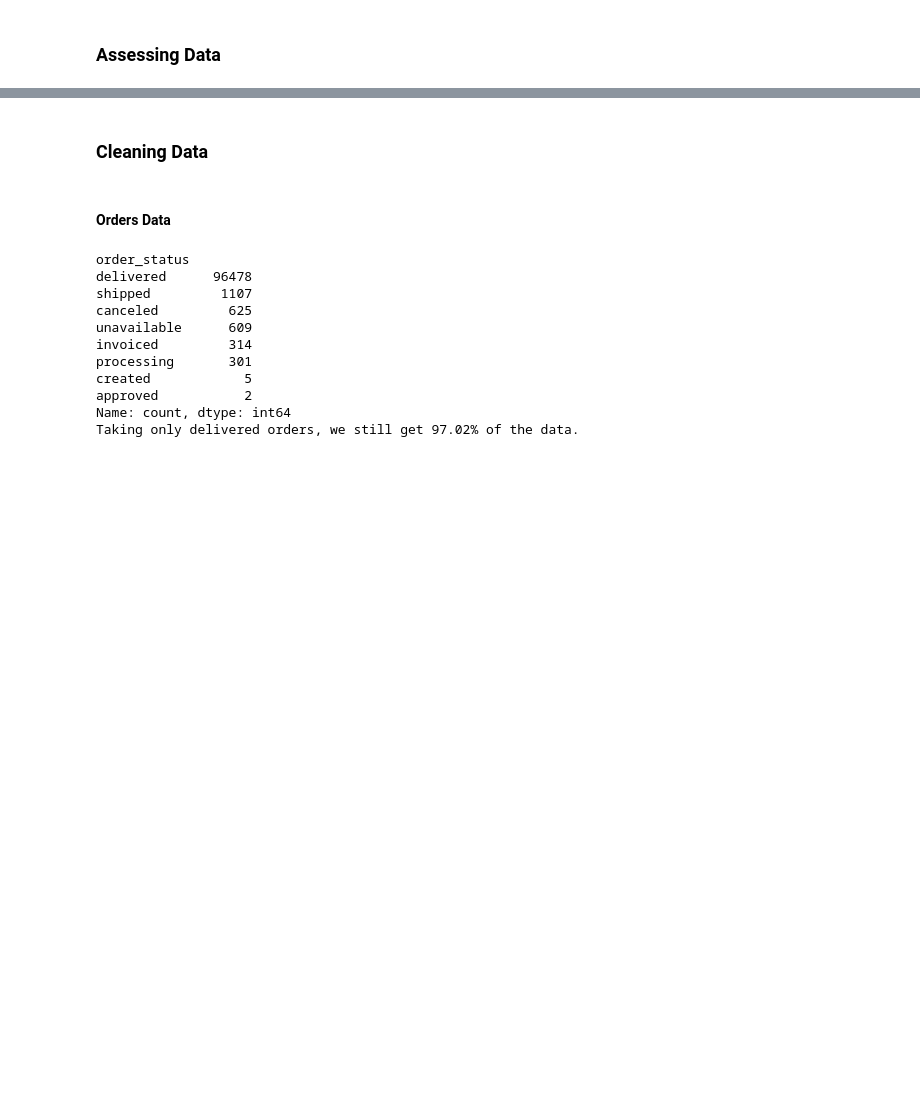
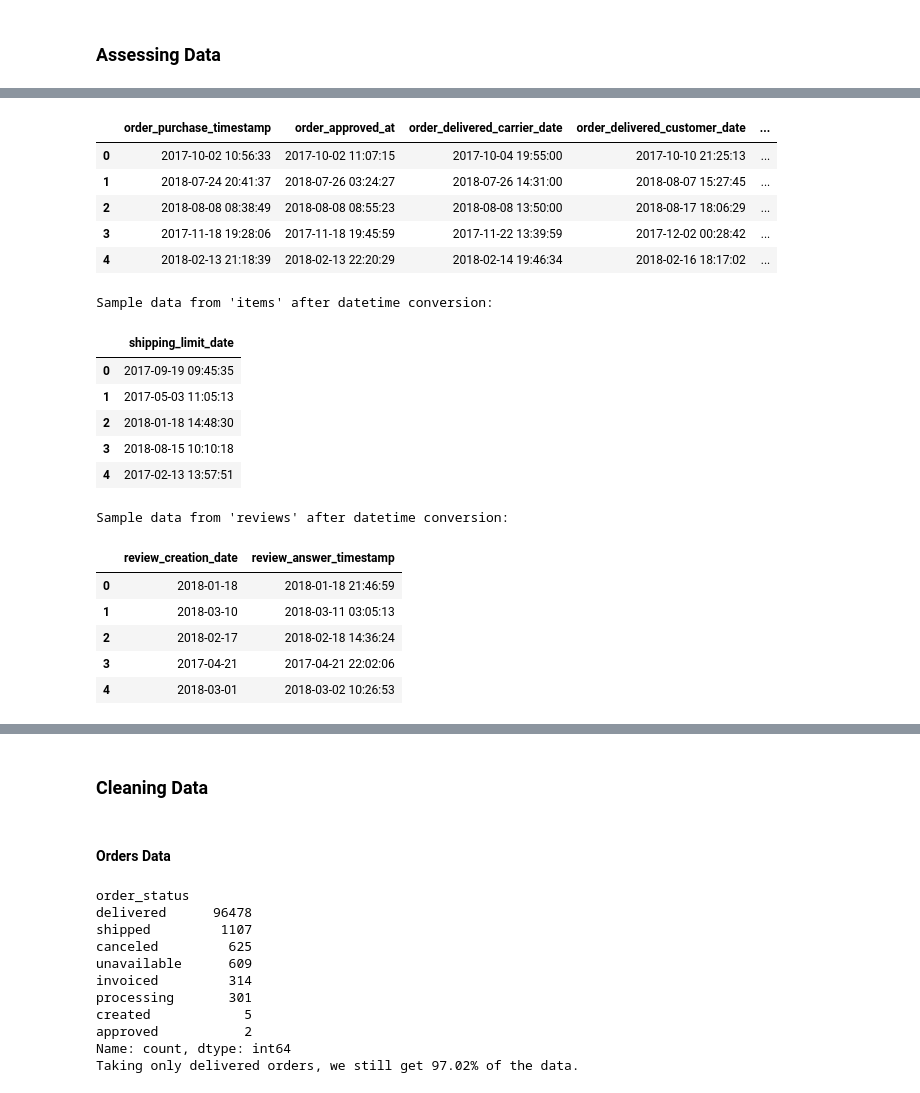
Before and after one commit to Indradi-R/project-data-analyst-dicoding, a Jupyter notebook: Data_Analysis_Project.ipynb, the cells around one changed output, grey strips where cells are left out. Drawn from its saved outputs; the diff is of its cells as text; code cells hidden in the pictures; blank space fills up the shorter version.

```diff
--- a/Data_Analysis_Project.ipynb
+++ b/Data_Analysis_Project.ipynb
@@ -115,7 +185,7 @@ for col in order_datetime_columns:
 
 # Print the first few rows to check the conversion results in 'orders'
 print("Sample data from 'orders' after datetime conversion:")
-print(dataframes['orders'][order_datetime_columns].head())
+display(dataframes['orders'][order_datetime_columns].head())
 
 # Convert datetime columns in the 'items' data
 item_datetime_columns = ["shipping_limit_date"]
@@ -125,7 +195,7 @@ for col in item_datetime_columns:
 
 # Print the first few rows to check the conversion results in 'items'
 print("\nSample data from 'items' after datetime conversion:")
-print(dataframes['items'][item_datetime_columns].head())
+display(dataframes['items'][item_datetime_columns].head())
 
 # Convert datetime columns in the 'reviews' data
 review_datetime_columns = ["review_creation_date", "review_answer_timestamp"]
@@ -135,6 +205,6 @@ for col in review_datetime_columns:
 
 # Print the first few rows to check the conversion results in 'reviews'
 print("\nSample data from 'reviews' after datetime conversion:")
-print(dataframes['reviews'][review_datetime_columns].head())
+display(dataframes['reviews'][review_datetime_columns].head())
 # %% [output]
 Sample data from 'orders' after datetime conversion:
@@ -157,3 +211,23 @@ Sample data from 'orders' after datetime conversion:
+|  | order_purchase_timestamp | order_approved_at | order_delivered_carrier_date | order_delivered_customer_date | ... |
+| 0 | 2017-10-02 10:56:33 | 2017-10-02 11:07:15 | 2017-10-04 19:55:00 | 2017-10-10 21:25:13 | ... |
+| 1 | 2018-07-24 20:41:37 | 2018-07-26 03:24:27 | 2018-07-26 14:31:00 | 2018-08-07 15:27:45 | ... |
+| 2 | 2018-08-08 08:38:49 | 2018-08-08 08:55:23 | 2018-08-08 13:50:00 | 2018-08-17 18:06:29 | ... |
+| 3 | 2017-11-18 19:28:06 | 2017-11-18 19:45:59 | 2017-11-22 13:39:59 | 2017-12-02 00:28:42 | ... |
+| 4 | 2018-02-13 21:18:39 | 2018-02-13 22:20:29 | 2018-02-14 19:46:34 | 2018-02-16 18:17:02 | ... |
+Sample data from 'items' after datetime conversion:
+|  | shipping_limit_date |
+| 0 | 2017-09-19 09:45:35 |
+| 1 | 2017-05-03 11:05:13 |
+| 2 | 2018-01-18 14:48:30 |
+| 3 | 2018-08-15 10:10:18 |
+| 4 | 2017-02-13 13:57:51 |
+Sample data from 'reviews' after datetime conversion:
+|  | review_creation_date | review_answer_timestamp |
+| 0 | 2018-01-18 | 2018-01-18 21:46:59 |
+| 1 | 2018-03-10 | 2018-03-11 03:05:13 |
+| 2 | 2018-02-17 | 2018-02-18 14:36:24 |
+| 3 | 2017-04-21 | 2017-04-21 22:02:06 |
+| 4 | 2018-03-01 | 2018-03-02 10:26:53 |
 # %%
 # Initialize dictionaries to store counts for duplicates, total samples
 duplicates = {}
```
Also changed, not shown: parts of 12 cells of this notebook, 3 other files.
